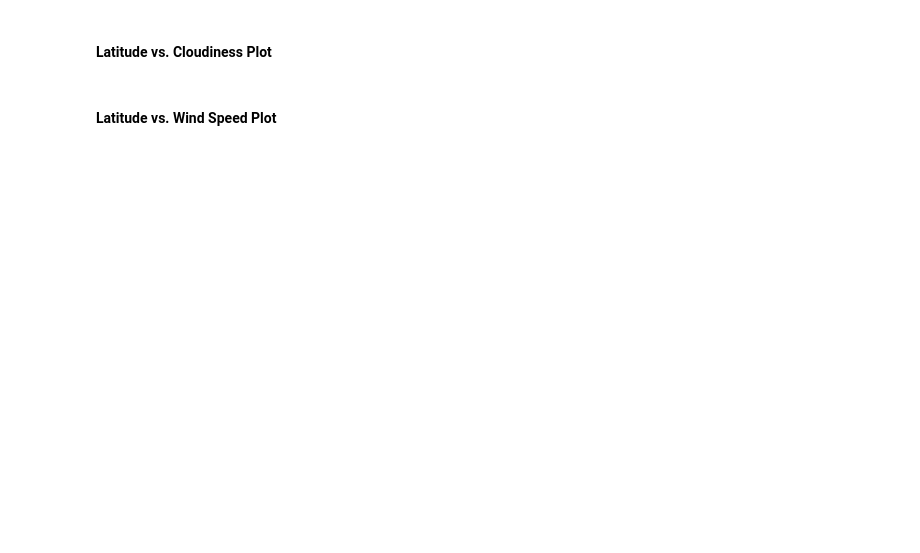
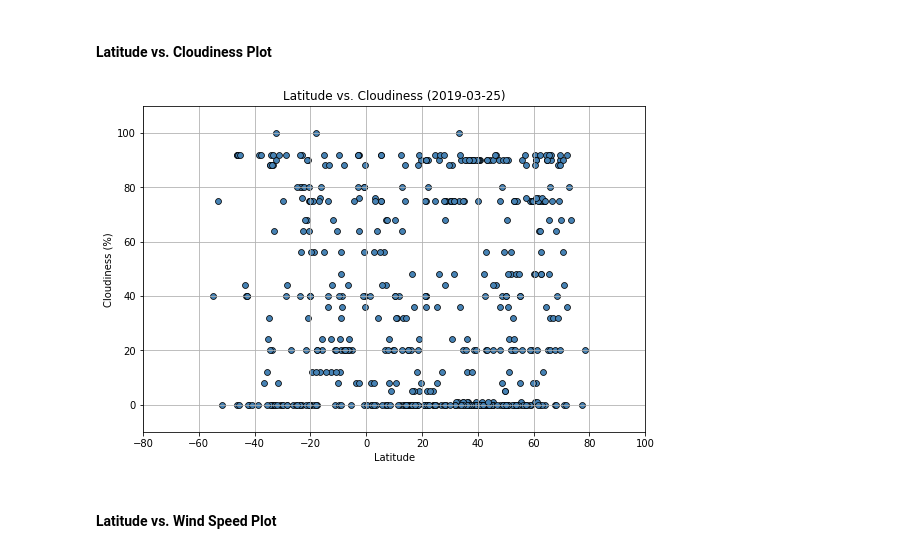
Before and after one commit to valarjeya28/Python-API, a Jupyter notebook: starter_code/WeatherPy.ipynb, the cells around one changed output. Cells and saved outputs as stored; diff of their text form; code cells hidden in the pictures; blank space fills up the shorter version.

```diff
--- a/starter_code/WeatherPy.ipynb
+++ b/starter_code/WeatherPy.ipynb
@@ -155,4 +224,27 @@ city_data_df.head()
 # %% [markdown]
 #### Latitude vs. Cloudiness Plot
+# %%
+# Increase the size of the figure
+plt.figure(figsize=(9,6))
+
+# Plot the lat vs the max temp
+plt.scatter(x = city_data_df['Latitude'], y = city_data_df['Cloudiness'],
+            linewidths = 0.75, edgecolors = 'black', color = 'steelblue', s=35)
+
+# Add labeling
+# This extracts the date and returns it in the local time zone
+weather_dt = datetime.fromtimestamp(city_data_df.loc[0,"Date"]).strftime('%Y-%m-%d')
+plt.title(f"Latitude vs. Cloudiness ({weather_dt})")
+plt.xlabel("Latitude")
+plt.ylabel("Cloudiness (%)")
+plt.grid()
+# Modify ticks
+plt.xlim(-80,100)
+plt.ylim(-10, 110)
+
+
+plt.show()
+# %% [output]
+[figure, added]
 # %% [markdown]
 #### Latitude vs. Wind Speed Plot
```
Also changed, not shown: parts of 7 cells of this notebook.
